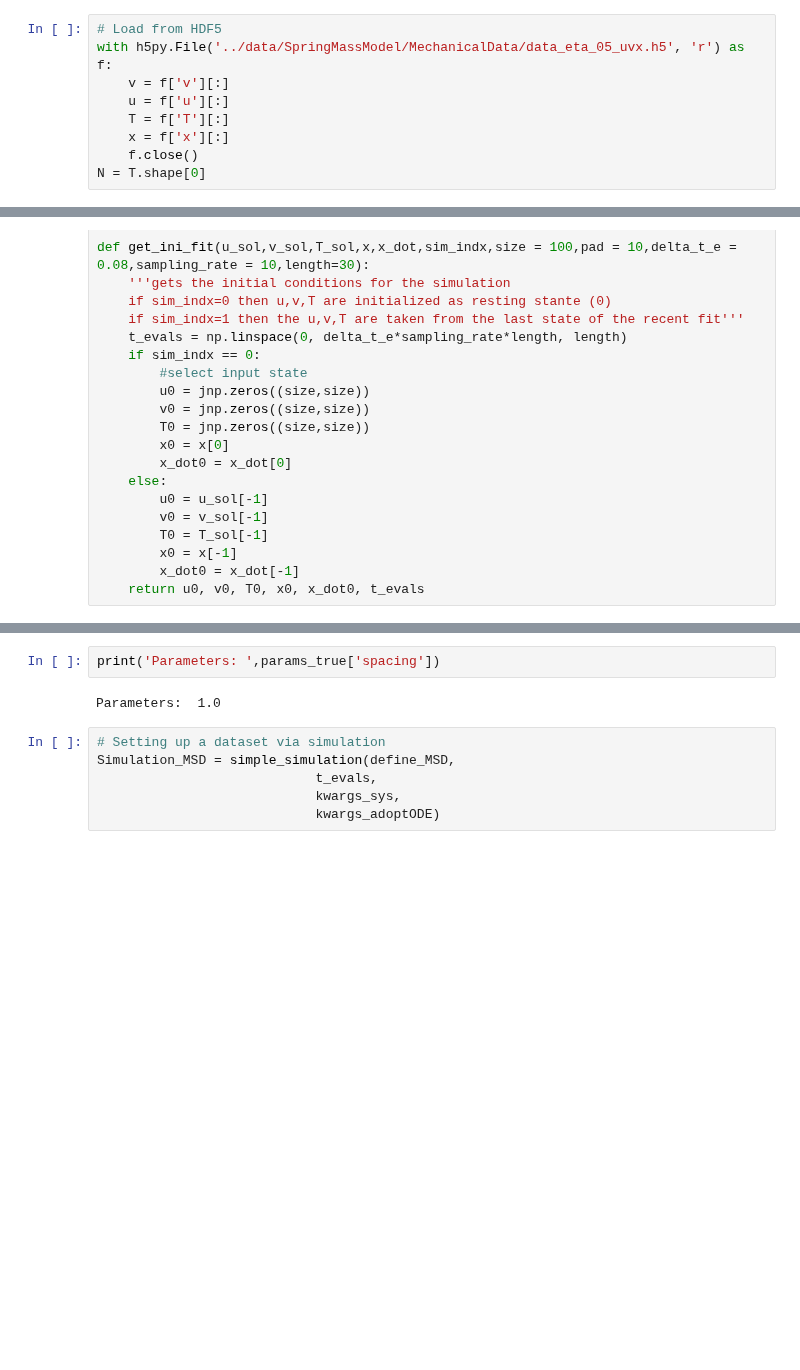
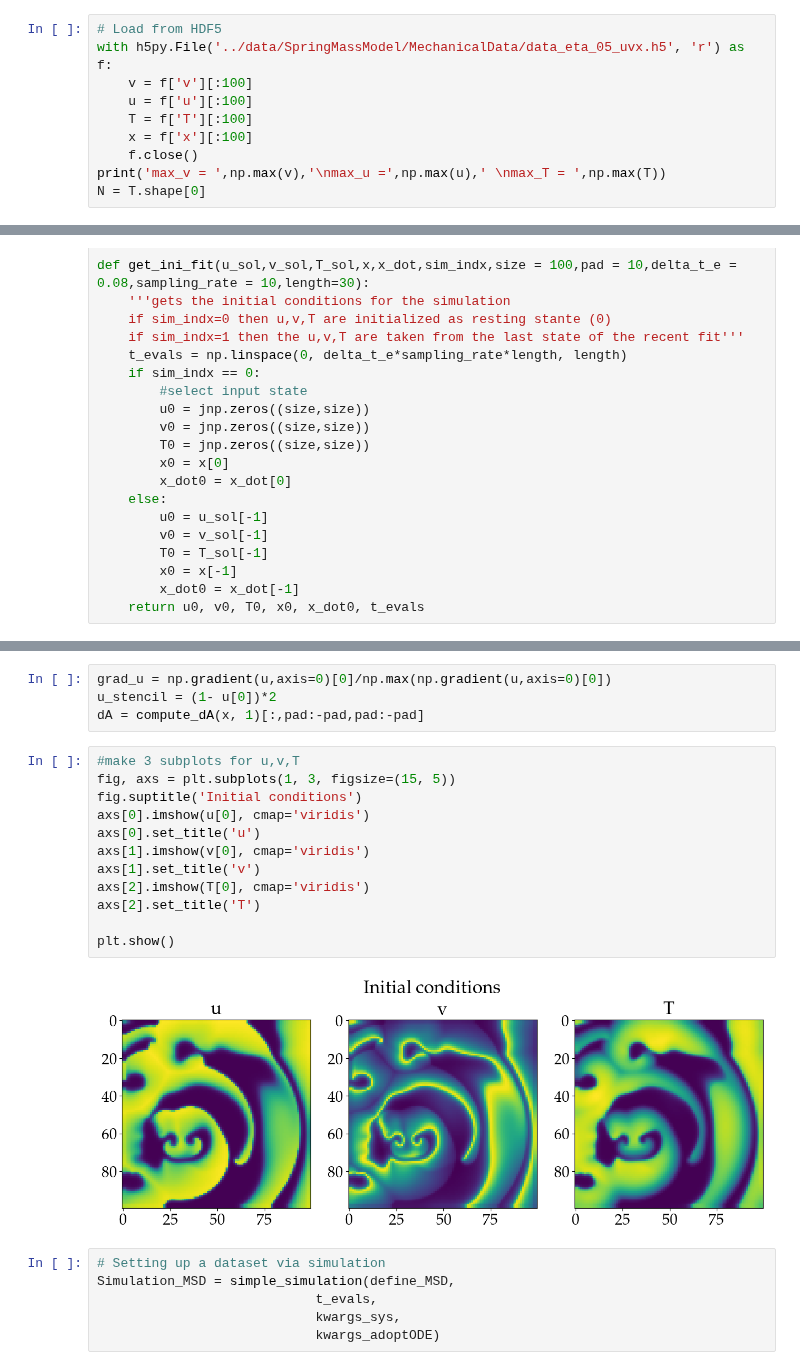
Before and after one commit to LukasBremer/SMM_AdODE_2D, a Jupyter notebook: adode_cluster/SpringMassModel/FullDomain.ipynb, the cells around one changed output, grey strips where cells are left out. Cells and saved outputs as stored; diff of their text form; blank space fills up the shorter version.

```diff
--- a/adode_cluster/SpringMassModel/FullDomain.ipynb
+++ b/adode_cluster/SpringMassModel/FullDomain.ipynb
@@ -25,9 +25,10 @@ import h5py
 # %%
 # Load from HDF5
 with h5py.File('../data/SpringMassModel/MechanicalData/data_eta_05_uvx.h5', 'r') as f:
-    v = f['v'][:]
-    u = f['u'][:]
-    T = f['T'][:]
-    x = f['x'][:]
+    v = f['v'][:100]
+    u = f['u'][:100]
+    T = f['T'][:100]
+    x = f['x'][:100]
     f.close()
+print('max_v = ',np.max(v),'\nmax_u =',np.max(u),' \nmax_T = ',np.max(T))
 N = T.shape[0]
@@ -161,10 +222,24 @@ kwargs_sys = {'size': 100,
 kwargs_adoptODE = {'epochs': 10,'N_backups': 1,'lr': 1e-3,'lower_b': params_low,'upper_b': params_high,
                    'lower_b_y0':{'u':u0,'v':v0,'T':T0,'x':x0,'x_dot':x_dot0},
                     'upper_b_y0':{'u':u0,'v':v0,'T':T0,'x':x0,'x_dot':x_dot0}}
-# %%
-print('Parameters: ',params_true['spacing'])
-# %% [output]
-Parameters:  1.0
+# %%
+grad_u = np.gradient(u,axis=0)[0]/np.max(np.gradient(u,axis=0)[0])
+u_stencil = (1- u[0])*2
+dA = compute_dA(x, 1)[:,pad:-pad,pad:-pad]
+# %%
+#make 3 subplots for u,v,T
+fig, axs = plt.subplots(1, 3, figsize=(15, 5))
+fig.suptitle('Initial conditions')
+axs[0].imshow(u[0], cmap='viridis')
+axs[0].set_title('u')
+axs[1].imshow(v[0], cmap='viridis')
+axs[1].set_title('v')
+axs[2].imshow(T[0], cmap='viridis')
+axs[2].set_title('T')
+
+plt.show()
+# %% [output]
+[figure, added]
 # %%
 # Setting up a dataset via simulation
 Simulation_MSD = simple_simulation(define_MSD,
```
Also changed, not shown: parts of 17 cells of this notebook, 2 other files.
